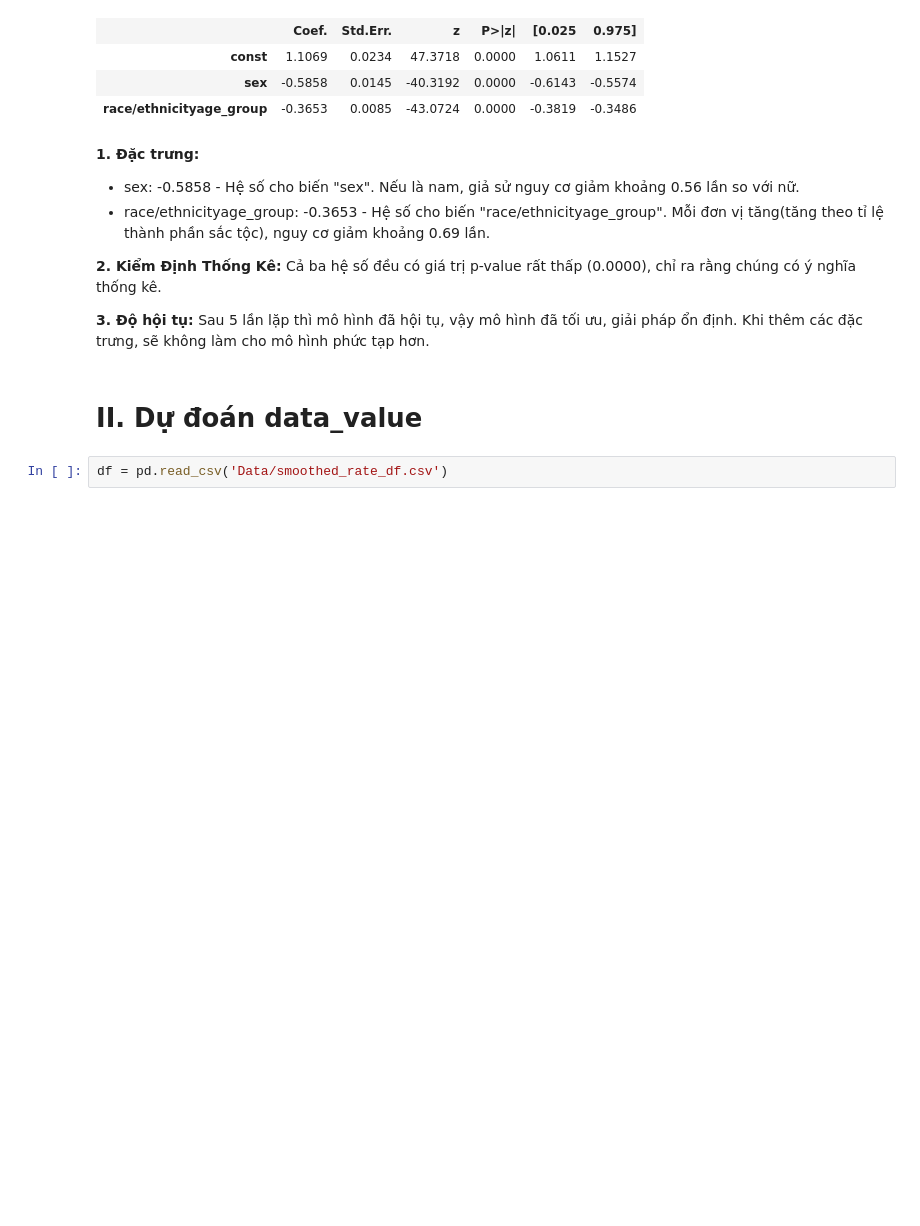
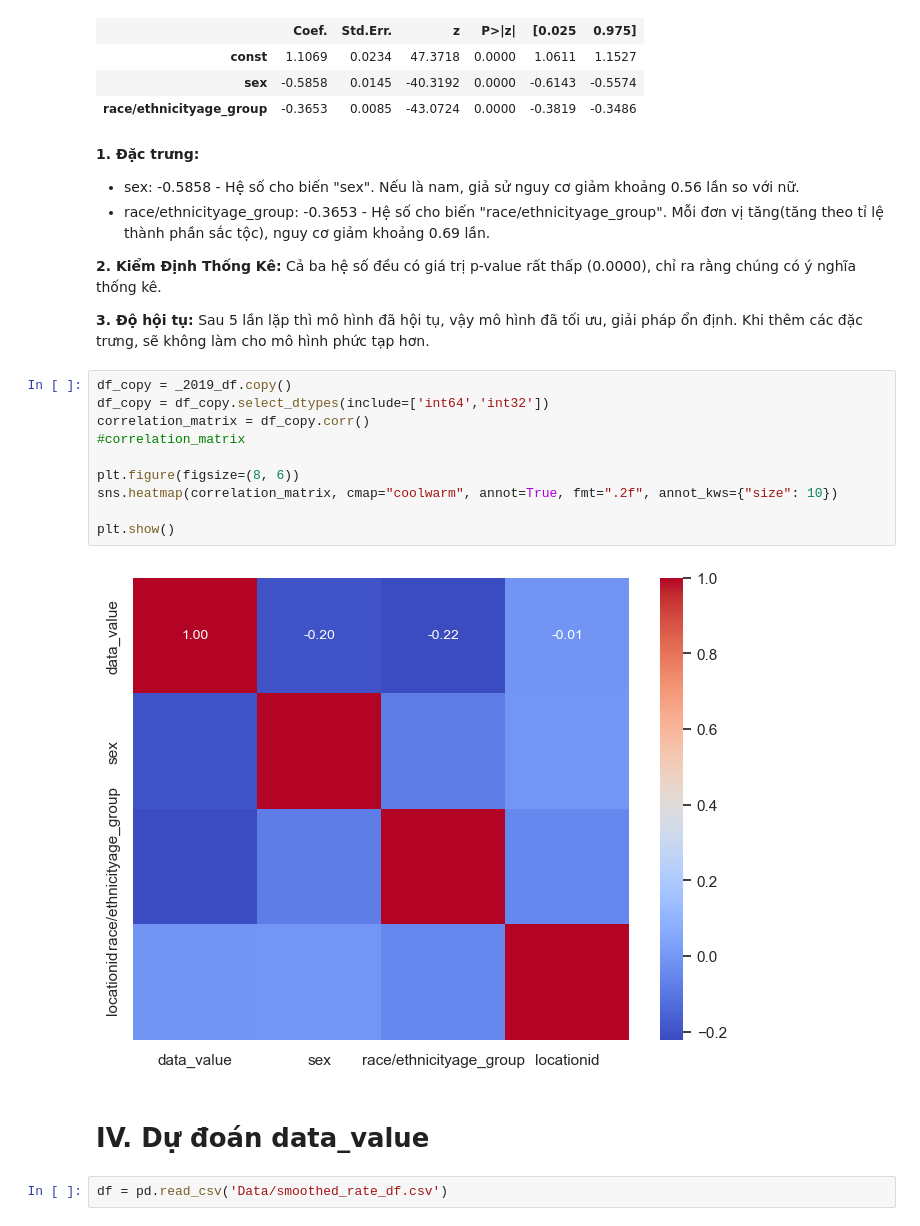
Before and after one commit to GenNyu/Intro2DS, a Jupyter notebook: Build_data_model.ipynb, the cells around one changed output. Saved outputs shown, nothing was run; the diff lists cells and outputs as text; blank space fills up the shorter version.

```diff
--- a/Build_data_model.ipynb
+++ b/Build_data_model.ipynb
@@ -229,8 +285,20 @@ Optimization terminated successfully.
 **2. Kiểm Định Thống Kê:** Cả ba hệ số đều có giá trị p-value rất thấp (0.0000), chỉ ra rằng chúng có ý nghĩa thống kê.
 
 **3. Độ hội tụ:** Sau 5 lần lặp thì mô hình đã hội tụ, vậy mô hình đã tối ưu, giải pháp ổn định. Khi thêm các đặc trưng, sẽ không làm cho mô hình phức tạp hơn.
+# %%
+df_copy = _2019_df.copy()
+df_copy = df_copy.select_dtypes(include=['int64','int32'])
+correlation_matrix = df_copy.corr()
+#correlation_matrix
+
+plt.figure(figsize=(8, 6))
+sns.heatmap(correlation_matrix, cmap="coolwarm", annot=True, fmt=".2f", annot_kws={"size": 10})
+
+plt.show()
+# %% [output]
+[figure, added]
 # %% [markdown]
-# II. Dự đoán data_value
+# IV. Dự đoán data_value
 # %%
 df = pd.read_csv('Data/smoothed_rate_df.csv')
 # %% [markdown]
```
Also changed, not shown: parts of 22 cells of this notebook.
